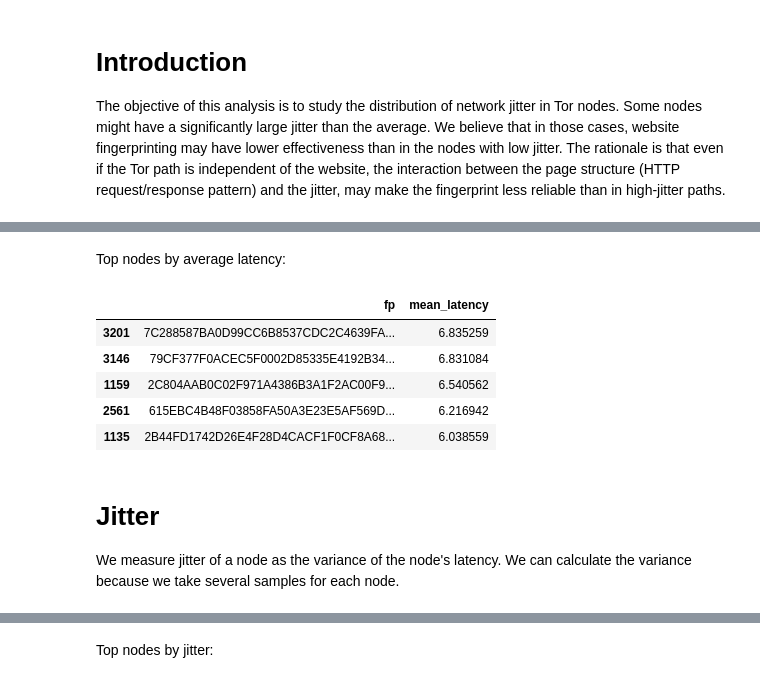
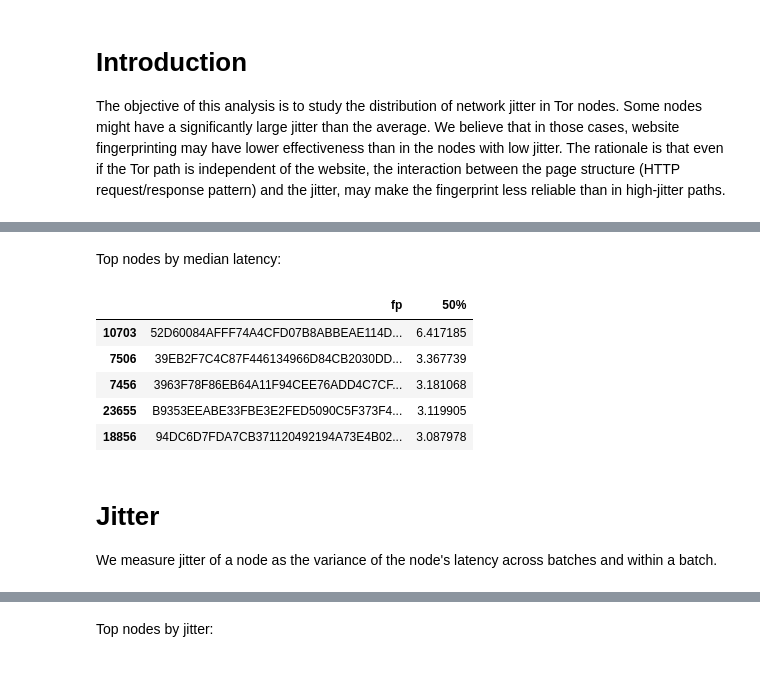
Before and after one commit to mjuarezm/entrystats, a Jupyter notebook: stats_analysis.ipynb, the cells around one changed output, grey strips where cells are left out. Saved outputs shown, nothing was run; the diff lists cells and outputs as text; code cells hidden in the pictures.

```diff
--- a/stats_analysis.ipynb
+++ b/stats_analysis.ipynb
@@ -104,3 +92,11 @@ data[:20]
+# %%
+# get stats for each sample batch
+batches = pd.DataFrame(group[['latency']].describe().rename(columns={'latency': name}).squeeze()
+                       for name, group in data.groupby('batch_id')).reset_index()
+
+# get unique latency stats
+header = ['fp', 'flags'] + [name for name in data.describe().index]
+lats = data.merge(batches, left_on='batch_id', right_on='index')[header].drop_duplicates()
 # %% [markdown]
 # Latency
 
@@ -129,0 +128,10 @@ mean_latencies['mean_latency'].apply(np.log).plot(kind='hist', ax=ax2, figsize=(
+# %%
+# check if node is exit or guard
+lats['guard'] = lats.flags.str.contains('Guard')
+lats['exit'] = lats.flags.str.contains('Exit')
+
+# boxplot exit or non-exit
+ggplot(lats, aes(x='exit', y='50%')) + geom_boxplot(outliers=False)
+
+# boxplot guard or non-guard
+ggplot(lats, aes(x='guard', y='50%')) + geom_boxplot(outliers=False)
@@ -130,16 +143,16 @@ mean_latencies['mean_latency'].apply(np.log).plot(kind='hist', ax=ax2, figsize=(
 # %% [markdown]
-Top nodes by average latency:
+Top nodes by median latency:
 # %%
-top_lat = mean_latencies.sort_values(['mean_latency'], ascending=False).head()
-HTML(fp2url(top_lat))
+top_lat = lats.sort_values(['50%'], ascending=False).head()
+HTML(fp2url(top_lat[['fp', '50%']]))
 # %% [output]
-|  | fp | mean_latency |
-| 3201 | 7C288587BA0D99CC6B8537CDC2C4639FA... | 6.835259 |
-| 3146 | 79CF377F0ACEC5F0002D85335E4192B34... | 6.831084 |
-| 1159 | 2C804AAB0C02F971A4386B3A1F2AC00F9... | 6.540562 |
-| 2561 | 615EBC4B48F03858FA50A3E23E5AF569D... | 6.216942 |
-| 1135 | 2B44FD1742D26E4F28D4CACF1F0CF8A68... | 6.038559 |
+|  | fp | 50% |
+| 10703 | 52D60084AFFF74A4CFD07B8ABBEAE114D... | 6.417185 |
+| 7506 | 39EB2F7C4C87F446134966D84CB2030DD... | 3.367739 |
+| 7456 | 3963F78F86EB64A11F94CEE76ADD4C7CF... | 3.181068 |
+| 23655 | B9353EEABE33FBE3E2FED5090C5F373F4... | 3.119905 |
+| 18856 | 94DC6D7FDA7CB371120492194A73E4B02... | 3.087978 |
 # %% [markdown]
 # Jitter
 
-We measure jitter of a node as the variance of the node's latency. We can calculate the variance because we take several samples for each node.
+We measure jitter of a node as the variance of the node's latency across batches and within a batch.
```
Also changed, not shown: parts of 19 cells of this notebook, 2 other files.
